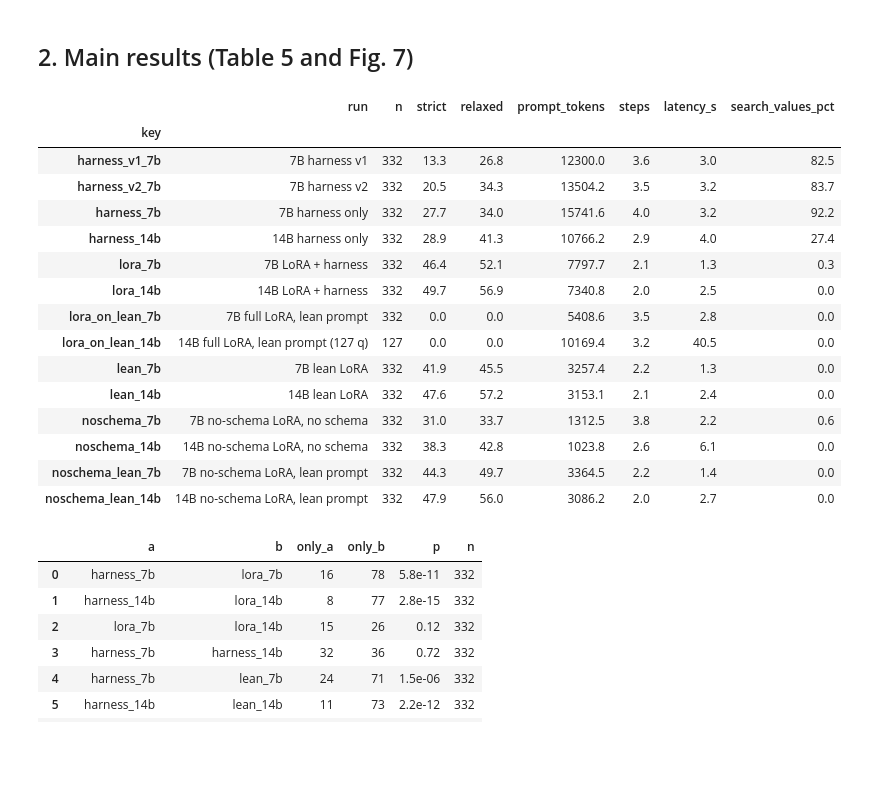
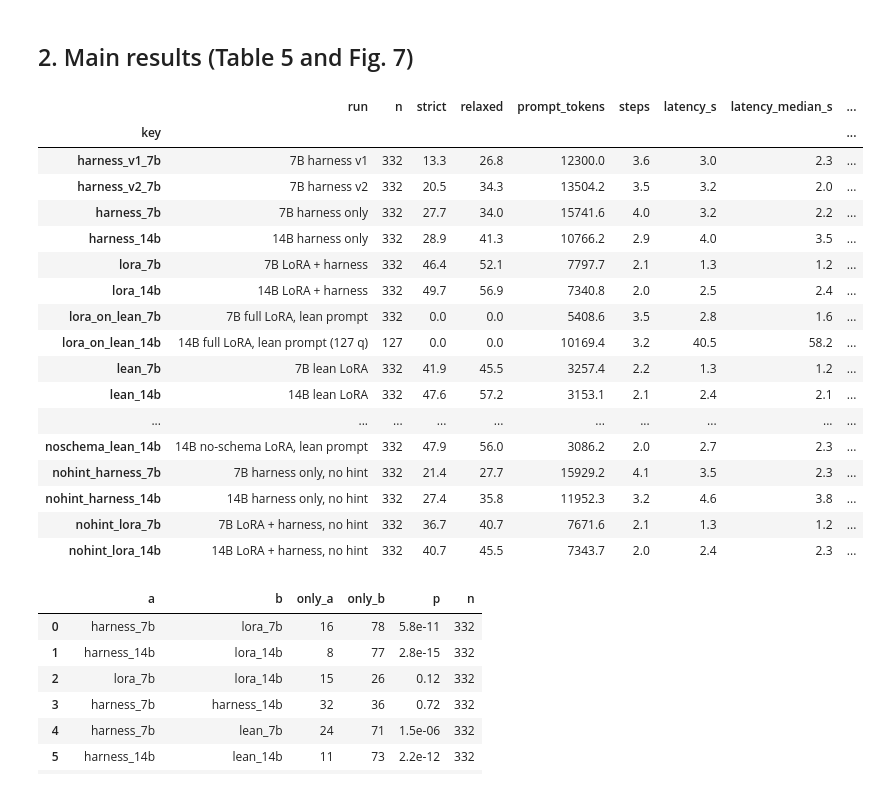
Before and after one commit to shamx9ir/msc-ce893, a Jupyter notebook: notebook/CE893_evaluation.ipynb, the cells around one changed output. Drawn from its saved outputs; the diff is of its cells as text; code cells hidden in the pictures; blank space fills up the shorter version.

```diff
--- a/notebook/CE893_evaluation.ipynb
+++ b/notebook/CE893_evaluation.ipynb
@@ -77,24 +77,27 @@ train[["db_id", "question", "sql", "cube_query"]].head(3)
 ## 2. Main results (Table 5 and Fig. 7)
 # %%
 t = A.summary_table()
-t[["run", "n", "strict", "relaxed", "prompt_tokens", "steps", "latency_s", "search_values_pct"]].round(1)
+t[["run", "n", "strict", "relaxed", "prompt_tokens", "steps", "latency_s", "latency_median_s", "latency_p90_s",
+   "tokens_per_s", "search_values_pct"]].round(1)
 # %% [output]
-|  | run | n | strict | relaxed | prompt_tokens | steps | latency_s | search_values_pct |
-| key |  |  |  |  |  |  |  |  |
-| harness_v1_7b | 7B harness v1 | 332 | 13.3 | 26.8 | 12300.0 | 3.6 | 3.0 | 82.5 |
-| harness_v2_7b | 7B harness v2 | 332 | 20.5 | 34.3 | 13504.2 | 3.5 | 3.2 | 83.7 |
-| harness_7b | 7B harness only | 332 | 27.7 | 34.0 | 15741.6 | 4.0 | 3.2 | 92.2 |
-| harness_14b | 14B harness only | 332 | 28.9 | 41.3 | 10766.2 | 2.9 | 4.0 | 27.4 |
-| lora_7b | 7B LoRA + harness | 332 | 46.4 | 52.1 | 7797.7 | 2.1 | 1.3 | 0.3 |
-| lora_14b | 14B LoRA + harness | 332 | 49.7 | 56.9 | 7340.8 | 2.0 | 2.5 | 0.0 |
-| lora_on_lean_7b | 7B full LoRA, lean prompt | 332 | 0.0 | 0.0 | 5408.6 | 3.5 | 2.8 | 0.0 |
-| lora_on_lean_14b | 14B full LoRA, lean prompt (127 q) | 127 | 0.0 | 0.0 | 10169.4 | 3.2 | 40.5 | 0.0 |
-| lean_7b | 7B lean LoRA | 332 | 41.9 | 45.5 | 3257.4 | 2.2 | 1.3 | 0.0 |
-| lean_14b | 14B lean LoRA | 332 | 47.6 | 57.2 | 3153.1 | 2.1 | 2.4 | 0.0 |
-| noschema_7b | 7B no-schema LoRA, no schema | 332 | 31.0 | 33.7 | 1312.5 | 3.8 | 2.2 | 0.6 |
-| noschema_14b | 14B no-schema LoRA, no schema | 332 | 38.3 | 42.8 | 1023.8 | 2.6 | 6.1 | 0.0 |
-| noschema_lean_7b | 7B no-schema LoRA, lean prompt | 332 | 44.3 | 49.7 | 3364.5 | 2.2 | 1.4 | 0.0 |
-| noschema_lean_14b | 14B no-schema LoRA, lean prompt | 332 | 47.9 | 56.0 | 3086.2 | 2.0 | 2.7 | 0.0 |
+|  | run | n | strict | relaxed | prompt_tokens | steps | latency_s | latency_median_s | ... |
+| key |  |  |  |  |  |  |  |  | ... |
+| harness_v1_7b | 7B harness v1 | 332 | 13.3 | 26.8 | 12300.0 | 3.6 | 3.0 | 2.3 | ... |
+| harness_v2_7b | 7B harness v2 | 332 | 20.5 | 34.3 | 13504.2 | 3.5 | 3.2 | 2.0 | ... |
+| harness_7b | 7B harness only | 332 | 27.7 | 34.0 | 15741.6 | 4.0 | 3.2 | 2.2 | ... |
+| harness_14b | 14B harness only | 332 | 28.9 | 41.3 | 10766.2 | 2.9 | 4.0 | 3.5 | ... |
+| lora_7b | 7B LoRA + harness | 332 | 46.4 | 52.1 | 7797.7 | 2.1 | 1.3 | 1.2 | ... |
+| lora_14b | 14B LoRA + harness | 332 | 49.7 | 56.9 | 7340.8 | 2.0 | 2.5 | 2.4 | ... |
+| lora_on_lean_7b | 7B full LoRA, lean prompt | 332 | 0.0 | 0.0 | 5408.6 | 3.5 | 2.8 | 1.6 | ... |
+| lora_on_lean_14b | 14B full LoRA, lean prompt (127 q) | 127 | 0.0 | 0.0 | 10169.4 | 3.2 | 40.5 | 58.2 | ... |
+| lean_7b | 7B lean LoRA | 332 | 41.9 | 45.5 | 3257.4 | 2.2 | 1.3 | 1.2 | ... |
+| lean_14b | 14B lean LoRA | 332 | 47.6 | 57.2 | 3153.1 | 2.1 | 2.4 | 2.1 | ... |
+| ... | ... | ... | ... | ... | ... | ... | ... | ... | ... |
+| noschema_lean_14b | 14B no-schema LoRA, lean prompt | 332 | 47.9 | 56.0 | 3086.2 | 2.0 | 2.7 | 2.3 | ... |
+| nohint_harness_7b | 7B harness only, no hint | 332 | 21.4 | 27.7 | 15929.2 | 4.1 | 3.5 | 2.3 | ... |
+| nohint_harness_14b | 14B harness only, no hint | 332 | 27.4 | 35.8 | 11952.3 | 3.2 | 4.6 | 3.8 | ... |
+| nohint_lora_7b | 7B LoRA + harness, no hint | 332 | 36.7 | 40.7 | 7671.6 | 2.1 | 1.3 | 1.2 | ... |
+| nohint_lora_14b | 14B LoRA + harness, no hint | 332 | 40.7 | 45.5 | 7343.7 | 2.0 | 2.4 | 2.3 | ... |
 # %%
 pairs = [("harness_7b", "lora_7b"), ("harness_14b", "lora_14b"), ("lora_7b", "lora_14b"), ("harness_7b", "harness_14b"),
          ("harness_7b", "lean_7b"), ("harness_14b", "lean_14b"), ("lora_7b", "lean_7b"), ("lora_14b", "lean_14b"),
```
Also changed, not shown: parts of 4 cells of this notebook, 7 other files.
